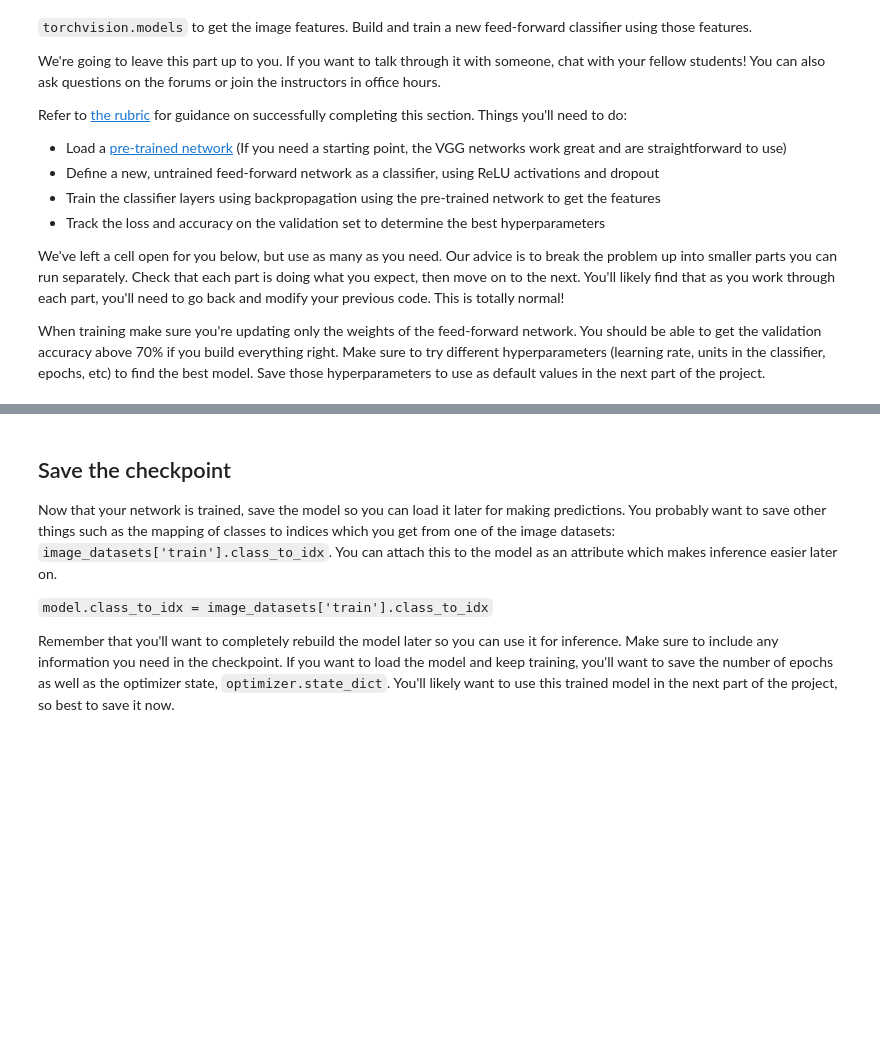
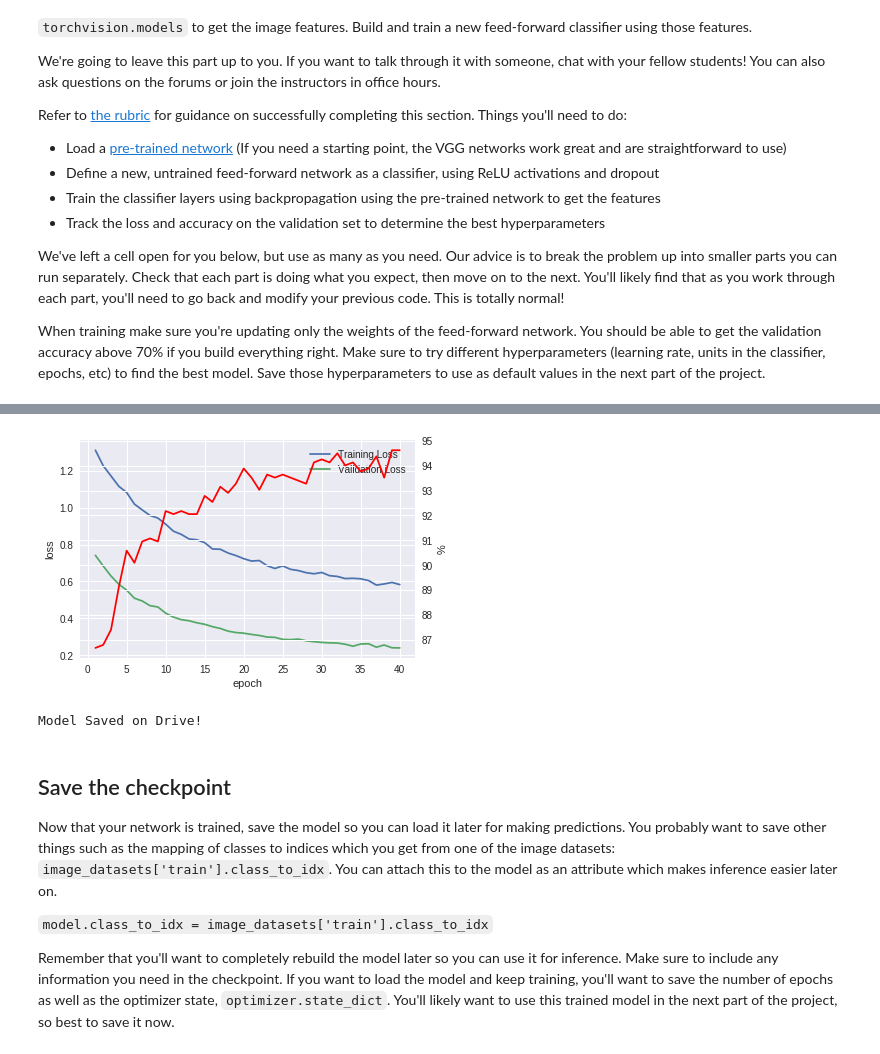
Before and after one commit to nmpegetis/udacity-facebook-pytorch, a Jupyter notebook: pytorch_challenge/Image Classifier Project.ipynb, the cells around one changed output, grey strips where cells are left out. Cells and saved outputs as stored; diff of their text form; code cells hidden in the pictures; blank space fills up the shorter version.

```diff
--- a/pytorch_challenge/Image Classifier Project.ipynb
+++ b/pytorch_challenge/Image Classifier Project.ipynb
@@ -71,0 +289,33 @@ When training make sure you're updating only the weights of the feed-forward net
+# %%
+# number of epochs to train the model
+n_epochs = 40
+
+train_loss_per_epoch = []
+valid_loss_per_epoch = []
+valid_accuracy_per_epoch = []
+
+# load model checkpoint
+if IN_COLAB and path.isfile(gdrive_dir + 'checkpoint2.pt'):
+    load_checkpoint(model,'checkpoint2.pt')
+    valid_loss, accuaracy_validation = validation_step(model)
+    valid_loss_min = valid_loss
+    print(f'\nCheckpoint Loaded! Validation Loss {valid_loss}, Validation Accuracy {accuaracy_validation*100:.6f}%')
+
+else:
+  for epoch in range(1, n_epochs+1):
+      train_loss = training_step(model, epoch)
+      valid_loss, accuaracy_validation = validation_step(model, epoch, criterion)
+
+
+      train_loss_per_epoch.append(train_loss)
+      valid_loss_per_epoch.append(valid_loss)
+      valid_accuracy_per_epoch.append(accuaracy_validation)
+
+      # print training/validation statistics
+      print(f'Epoch: {epoch} \tTraining Loss: {train_loss:.6f} \tValidation Loss: {valid_loss:.6f} \tAccuracy: {accuaracy_validation*100:.6f}%')
+
+      # save model if validation loss has decreased
+      if valid_loss <= valid_loss_min:
+          print(f'Validation loss decreased ({valid_loss_min:.6f} --> {valid_loss:.6f}).  Saving model ...')
+          save_checkpoint(model, epoch, accuaracy_validation, 'checkpoint2.pt')
+          valid_loss_min = valid_loss
@@ -72,3 +340,24 @@ When training make sure you're updating only the weights of the feed-forward net
+# %%
+fig, ax1 = plt.subplots()
+ax1.plot(range(1, len(train_loss_per_epoch) + 1), train_loss_per_epoch);
+ax1.plot(range(1, len(valid_loss_per_epoch) + 1), valid_loss_per_epoch);
+plt.legend(['Training Loss', 'Validation Loss']);
+plt.xlabel('epoch');
+plt.ylabel('loss');
+
+ax2 = ax1.twinx()
+ax2.plot(range(1, len(valid_accuracy_per_epoch) + 1), np.asarray(valid_accuracy_per_epoch)*100, color='r');
+plt.ylabel('%');
+plt.savefig('checkpoint2.png')
+# %% [output]
+[figure, added]
+# %%
+if IN_COLAB:
+    !cp checkpoint2.pt 'gdrive/My Drive/udacity-facebook-pytorch/checkpoint2.pt'
+    !cp checkpoint2.png 'gdrive/My Drive/udacity-facebook-pytorch/checkpoint2.png'
+    print('Model Saved on Drive!')
+# %% [output]
+Model Saved on Drive!
 # %% [markdown]
 ## Save the checkpoint
 
```
Also changed, not shown: parts of 31 cells of this notebook.
